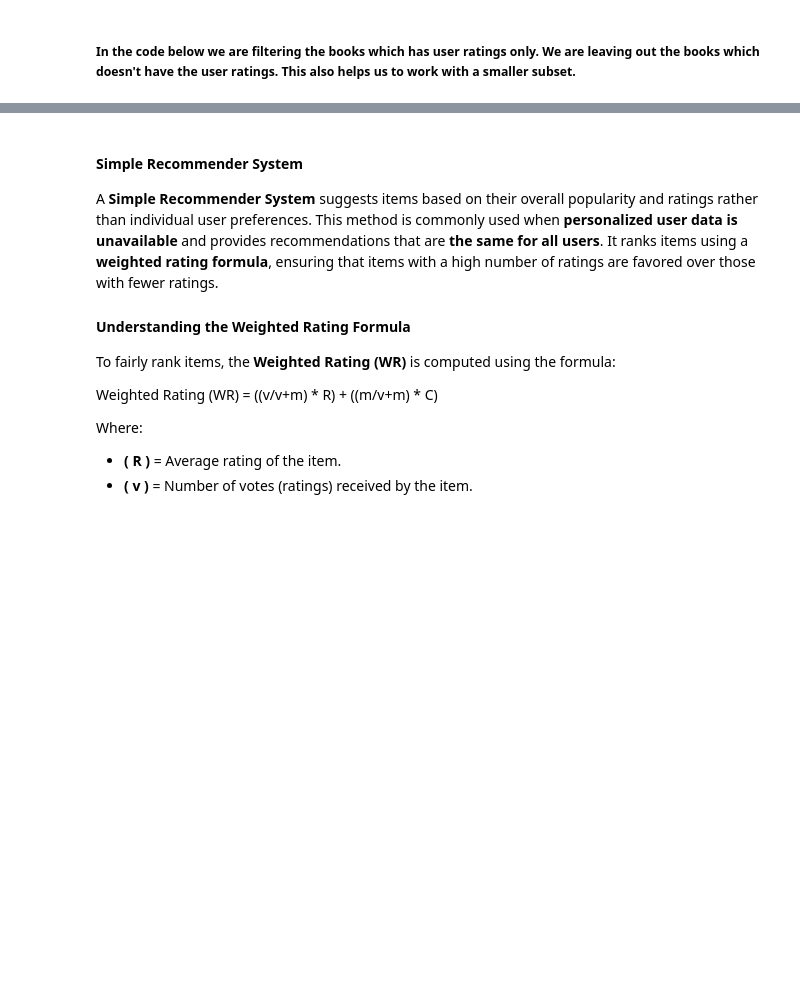
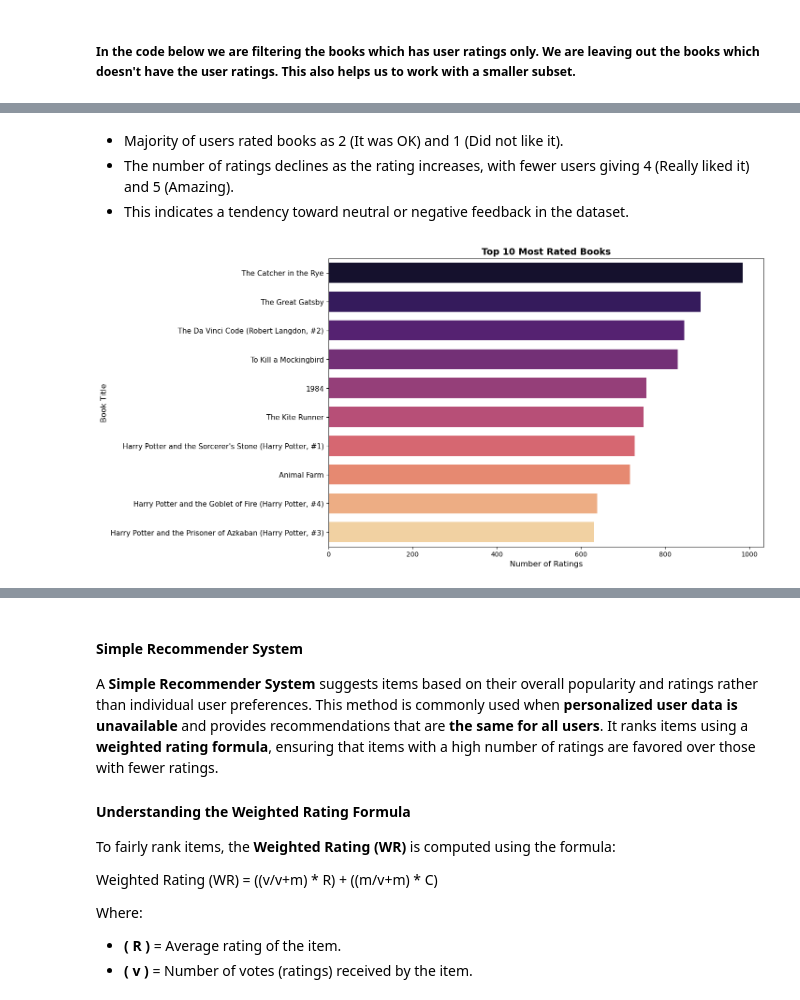
Before and after one commit to eben98/dsc_478_final_project_rec_system, a Jupyter notebook: final_project.ipynb, the cells around one changed output, grey strips where cells are left out. Drawn from its saved outputs; the diff is of its cells as text; code cells hidden in the pictures; blank space fills up the shorter version.

```diff
--- a/final_project.ipynb
+++ b/final_project.ipynb
@@ -466,0 +563,18 @@ filtered_books_df = filtered_books_df.drop_duplicates(subset=['book_id'])
+# %% [markdown]
+- Majority of users rated books as 2 (It was OK) and 1 (Did not like it).
+- The number of ratings declines as the rating increases, with fewer users giving 4 (Really liked it) and 5 (Amazing).
+- This indicates a tendency toward neutral or negative feedback in the dataset.
+# %%
+# Top 10 most rated books
+top_books = User_df["name"].value_counts().head(10)
+
+plt.figure(figsize=(12, 8))  # Increase figure size for better spacing
+ax = sns.barplot(x=top_books.values, y=top_books.index, palette="magma", width=0.7)  # Increase bar thickness
+plt.xlabel("Number of Ratings", fontsize=12)
+plt.ylabel("Book Title", fontsize=12)
+plt.title("Top 10 Most Rated Books", fontsize=14, fontweight='bold')
+plt.xticks(fontsize=10)
+plt.yticks(fontsize=11)
+plt.show()
+# %% [output]
+[figure, added]
```
Also changed, not shown: parts of 78 cells of this notebook.
